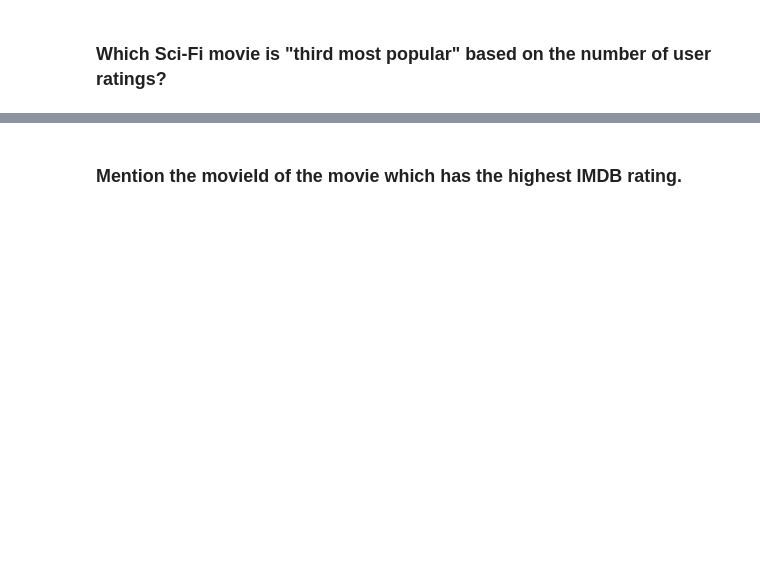
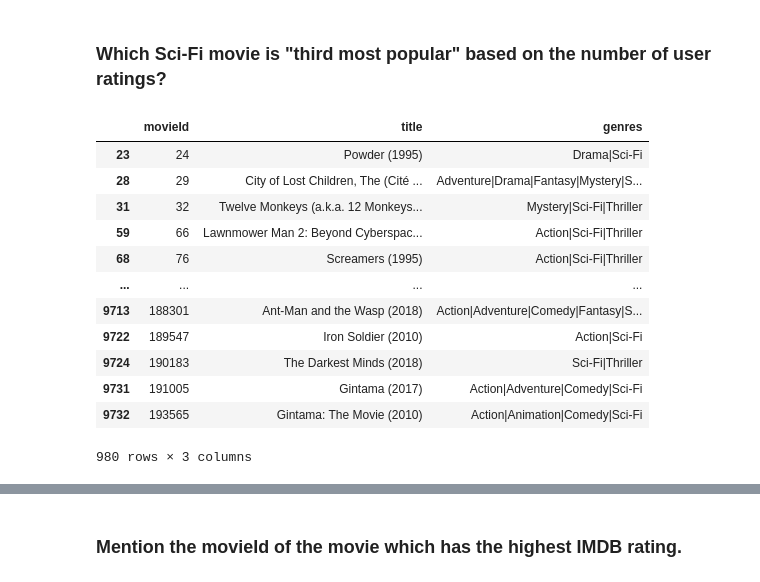
Before and after one commit to rakeshkandhi/Movies_data, a Jupyter notebook: movies_assignment.ipynb, the cells around one changed output, grey strips where cells are left out. Cells and saved outputs as stored; diff of their text form; code cells hidden in the pictures; blank space fills up the shorter version.

```diff
--- a/movies_assignment.ipynb
+++ b/movies_assignment.ipynb
@@ -196,0 +286,17 @@ third_most_popular_sci_fi_movie_title
+# %%
+sci_fi_movies = movies_df[movies_df["genres"].str.contains("Sci-Fi")]
+sci_fi_movies
+# %% [output]
+|  | movieId | title | genres |
+| 23 | 24 | Powder (1995) | Drama|Sci-Fi |
+| 28 | 29 | City of Lost Children, The (Cité ... | Adventure|Drama|Fantasy|Mystery|S... |
+| 31 | 32 | Twelve Monkeys (a.k.a. 12 Monkeys... | Mystery|Sci-Fi|Thriller |
+| 59 | 66 | Lawnmower Man 2: Beyond Cyberspac... | Action|Sci-Fi|Thriller |
+| 68 | 76 | Screamers (1995) | Action|Sci-Fi|Thriller |
+| ... | ... | ... | ... |
+| 9713 | 188301 | Ant-Man and the Wasp (2018) | Action|Adventure|Comedy|Fantasy|S... |
+| 9722 | 189547 | Iron Soldier (2010) | Action|Sci-Fi |
+| 9724 | 190183 | The Darkest Minds (2018) | Sci-Fi|Thriller |
+| 9731 | 191005 | Gintama (2017) | Action|Adventure|Comedy|Sci-Fi |
+| 9732 | 193565 | Gintama: The Movie (2010) | Action|Animation|Comedy|Sci-Fi |
+980 rows × 3 columns
```
Also changed, not shown: parts of 43 cells of this notebook.
